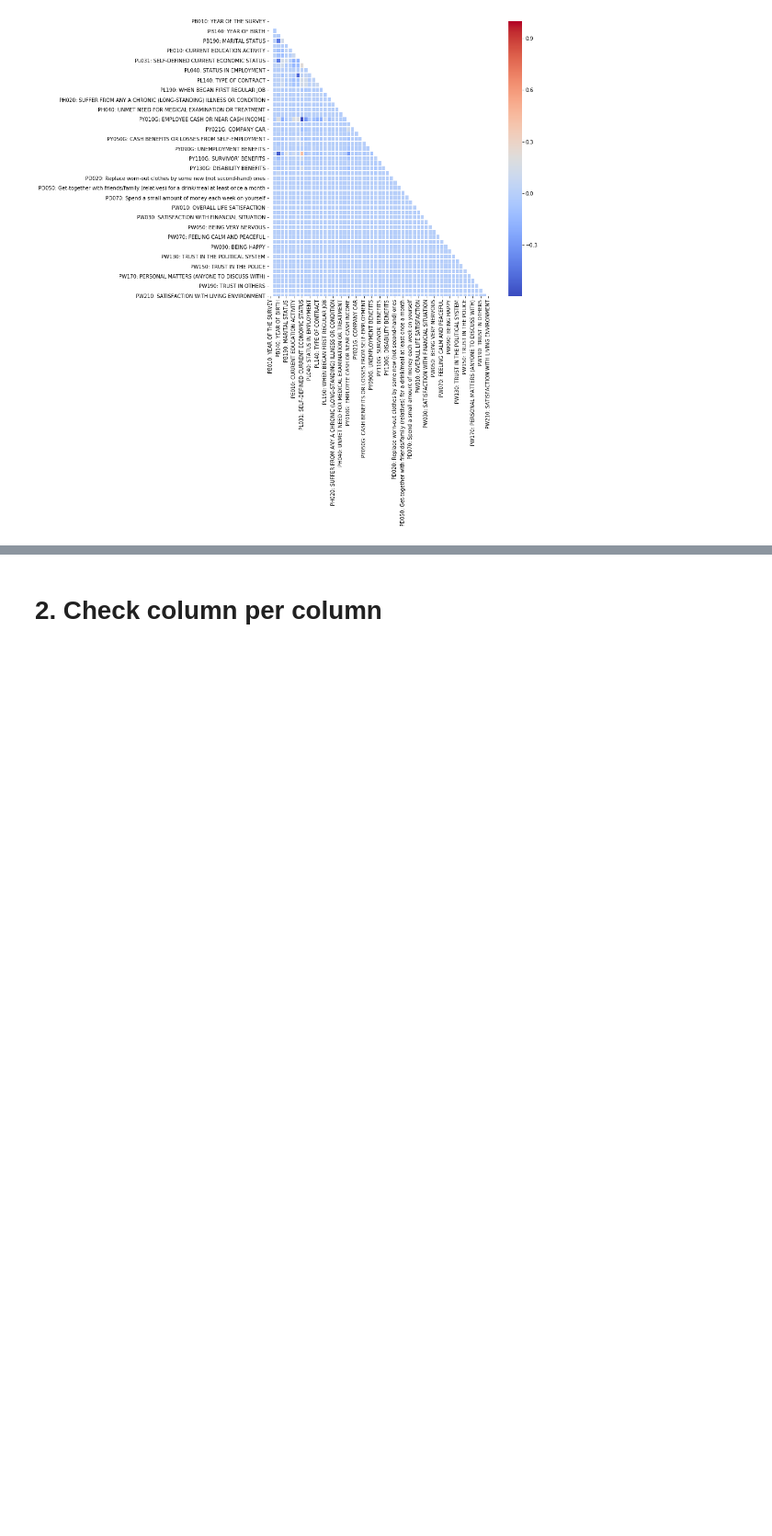
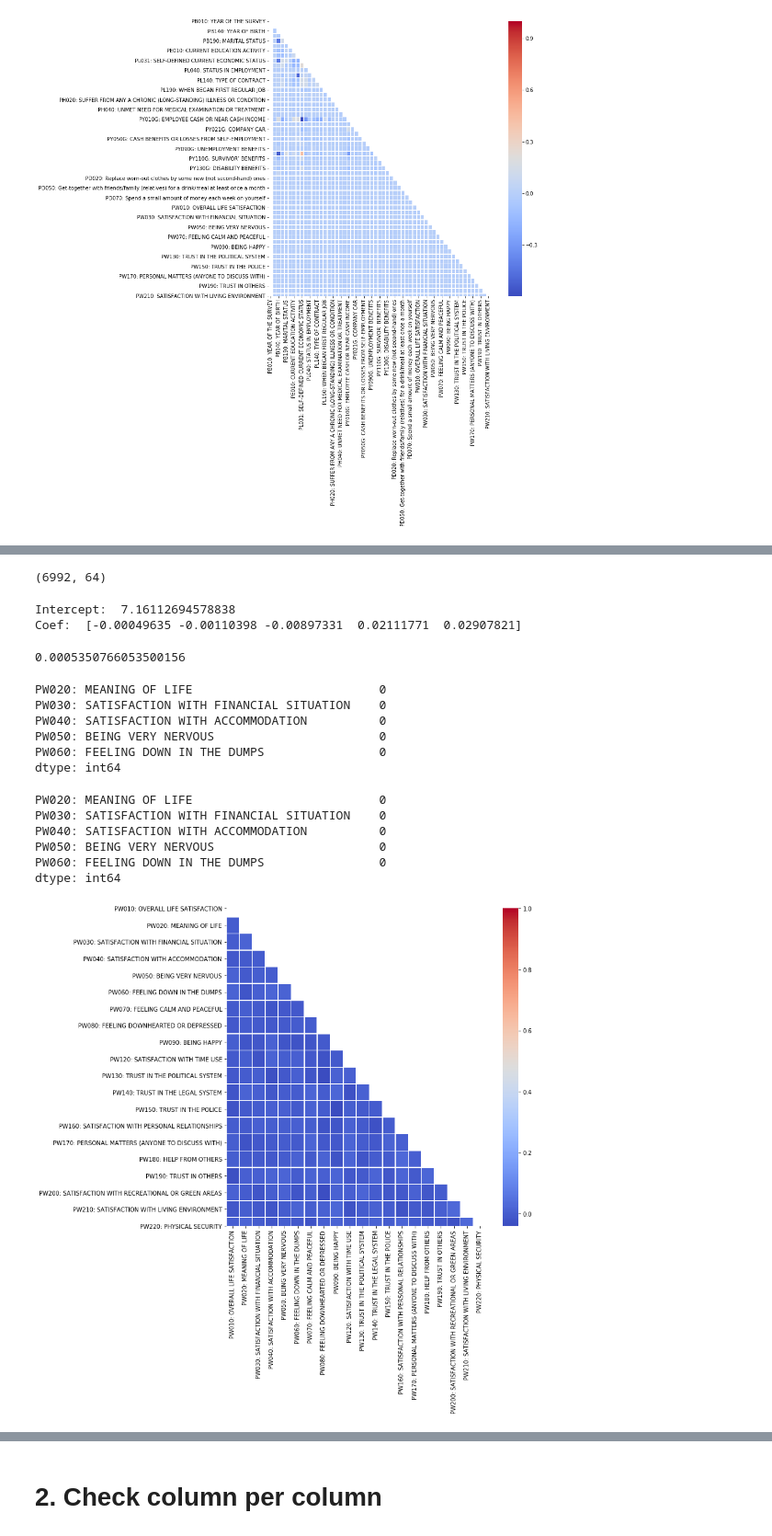
Before and after one commit to ta-data-lis/final-project, a Jupyter notebook: your-project/1_Data Cleaning.ipynb, the cells around one changed output, grey strips where cells are left out. Shown at 92% size. Cells and saved outputs as stored; diff of their text form; code cells hidden in the pictures; blank space fills up the shorter version.

```diff
--- a/your-project/1_Data Selection and Cleaning.ipynb
+++ b/your-project/1_Data Cleaning.ipynb
@@ -438,0 +326,49 @@ I focus on the personal survey data, because it has the most observations and th
+# %%
+ppp.shape
+# %% [output]
+(6992, 64)
+# %%
+from sklearn.linear_model import LinearRegression
+
+Y = ppp[sat[0]]
+X = ppp[sat[1:6]]
+lm = LinearRegression()
+model = lm.fit(X,Y)
+
+print("Intercept: ", lm.intercept_)
+print("Coef: ", lm.coef_)
+
+predictions  = lm.predict(X)
+# %% [output]
+Intercept:  7.16112694578838
+Coef:  [-0.00049635 -0.00110398 -0.00897331  0.02111771  0.02907821]
+# %%
+from sklearn.metrics import r2_score
+
+r2_score(Y, predictions)
+# %% [output]
+0.0005350766053500156
+# %%
+ppp[sat[1:6]].isna().sum()
+# %% [output]
+PW020: MEANING OF LIFE                          0
+PW030: SATISFACTION WITH FINANCIAL SITUATION    0
+PW040: SATISFACTION WITH ACCOMMODATION          0
+PW050: BEING VERY NERVOUS                       0
+PW060: FEELING DOWN IN THE DUMPS                0
+dtype: int64
+# %%
+import seaborn as sns
+plt.figure(figsize =(10,10))
+corr = ppp[sat].corr()
+mask = np.triu(np.ones_like(corr, dtype=np.bool))
+sns.heatmap(corr, cmap='coolwarm', annot = False, linewidth=0.5, mask=mask)
+_
+# %% [output]
+PW020: MEANING OF LIFE                          0
+PW030: SATISFACTION WITH FINANCIAL SITUATION    0
+PW040: SATISFACTION WITH ACCOMMODATION          0
+PW050: BEING VERY NERVOUS                       0
+PW060: FEELING DOWN IN THE DUMPS                0
+dtype: int64
+[figure, added]
```
Also changed, not shown: parts of 48 cells of this notebook, 2 other files.
